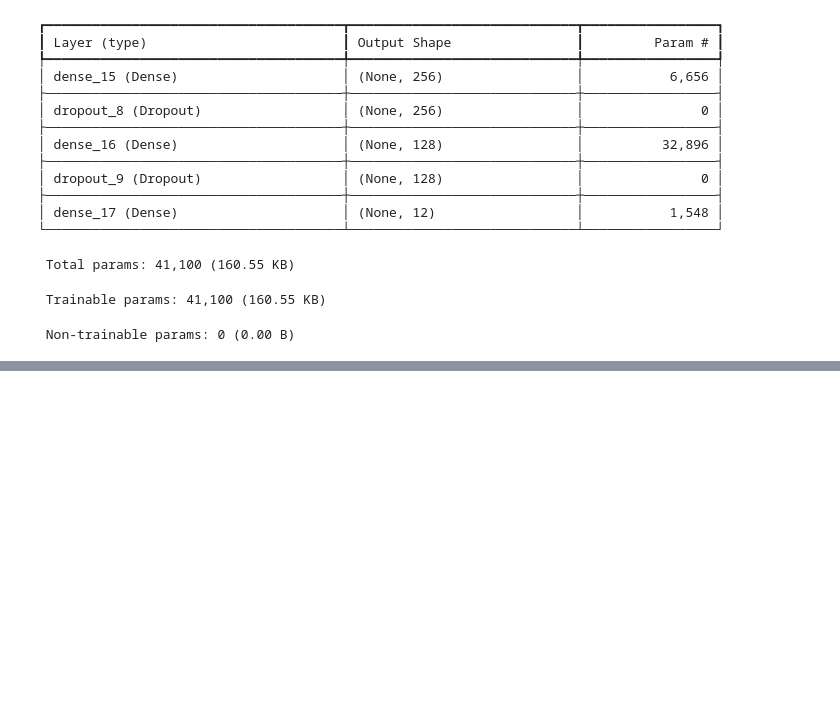
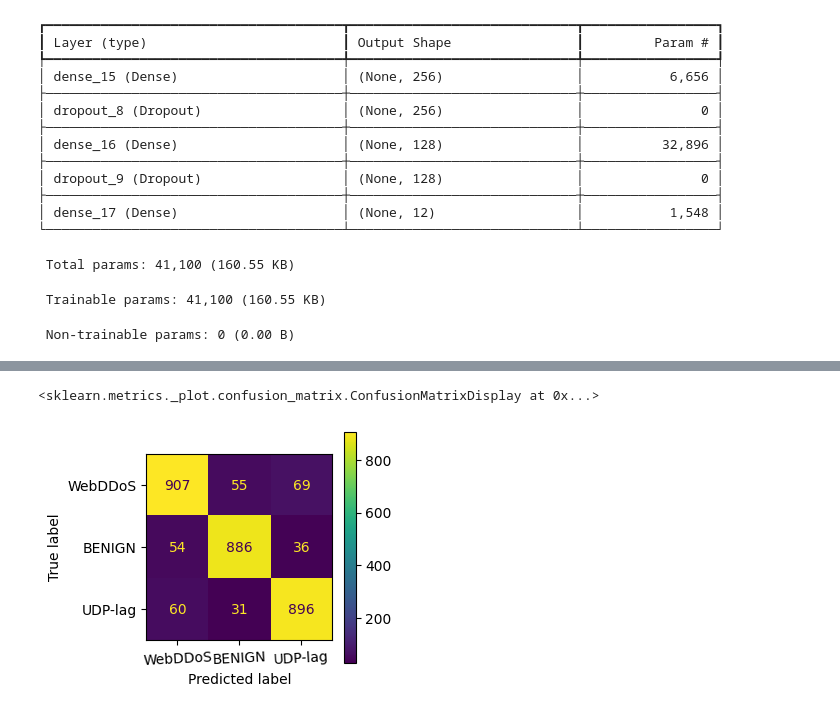
Before and after one commit to ntzo-ai/EKPA-exams, a Jupyter notebook: IDS_exam_3595-c1-u1.ipynb, the cells around one changed output, grey strips where cells are left out. Saved outputs shown, nothing was run; the diff lists cells and outputs as text; code cells hidden in the pictures; blank space fills up the shorter version.

```diff
--- a/IDS_exam_3595-c1-u1.ipynb
+++ b/IDS_exam_3595-c1-u1.ipynb
@@ -340,10 +288,3 @@ Epoch 82/100
-# %%
-# -- Load best model ----------------------------------------------------------
-str_models = os.listdir('./savemodels')
-str_models = np.sort(str_models)
-best_model = str_models[str_models.size-1]
-print('best_model=', best_model)
-model.load_weights('./savemodels/'+best_model)
 # %%
 # --Confusion matrix ----------------------------------------------------------
 print('TEST DATA-Confusion matrix:')
@@ -369,10 +320,11 @@ print('DrDoS_DNS    =', cm[11,11]/np.sum(cm[11, :]))
 # %%
 # -- Confusion matrix plot
 from sklearn.metrics import confusion_matrix, ConfusionMatrixDisplay
-label=np.array(["WebDDoS","BENIGN","UDP-lag","DrDoS_NTP","Syn ",
-                "DrDoS_SSDP","DrDoS_UDP","DrDoS_NetBIOS","DrDoS_MSSQL",
-                "DrDoS_SNMP","TFTP","DrDoS_DNS"])
+label=np.array(["WebDDoS","BENIGN","UDP-lag"])
 
 cmo = ConfusionMatrixDisplay(cm,display_labels=label)
-fig, ax = plt.subplots(figsize=(12,12))
-cmo.plot(ax=ax, xticks_rotation=45)
+fig, ax = plt.subplots(figsize=(3,3))
+cmo.plot(ax=ax, xticks_rotation=3)
+# %% [output]
+<sklearn.metrics._plot.confusion_matrix.ConfusionMatrixDisplay at 0x...>
+[figure, added]
```
Also changed, not shown: parts of 5 cells of this notebook.
